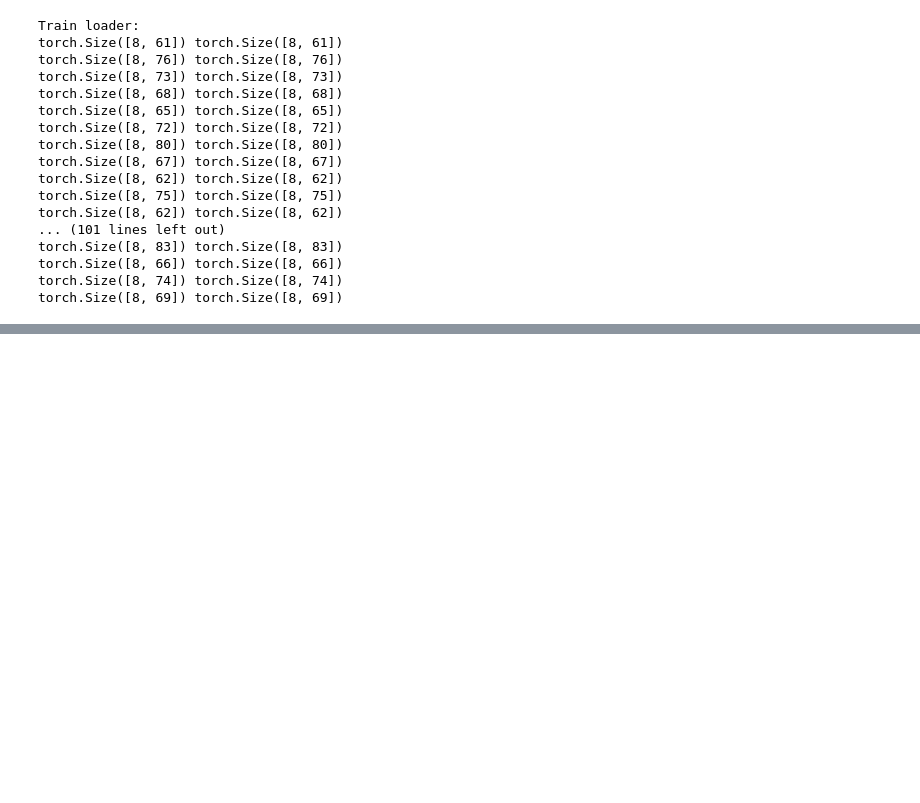
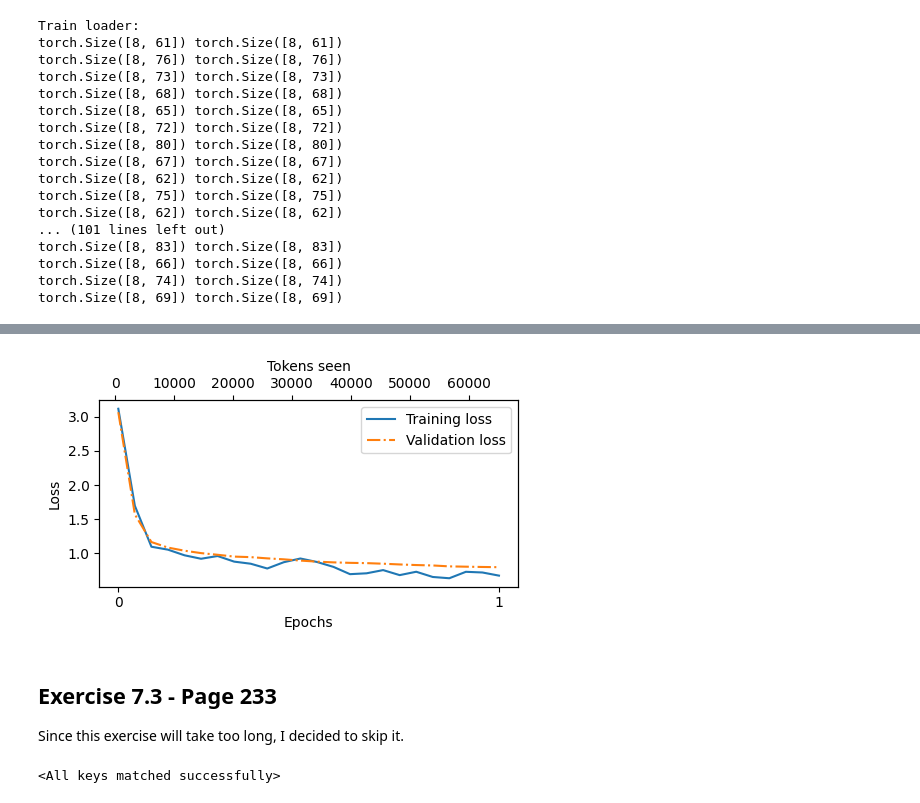
Before and after one commit to ChengGuo2000/Learning-Notes_LLM-from-Scratch, a Jupyter notebook: chapter-7-learn/chapter-7-code.ipynb, the cells around one changed output, grey strips where cells are left out. Drawn from its saved outputs; the diff is of its cells as text; code cells hidden in the pictures; blank space fills up the shorter version.

Commit message:
keep learning

```diff
--- a/chapter-7-learn/chapter-7-code.ipynb
+++ b/chapter-7-learn/chapter-7-code.ipynb
@@ -309,0 +313,24 @@ torch.Size([8, 69]) torch.Size([8, 69])
+# %%
+# Loading the pretrained model
+from gpt_download import download_and_load_gpt2
+from previous_chapters import GPTModel, load_weights_into_gpt
+
+BASE_CONFIG = {
+    "vocab_size": 50257,
+    "context_length": 1024,
+    "drop_rate": 0.0,
+    "qkv_bias": True
+}
+model_configs = {
+    "gpt2-small (124M)": {"emb_dim": 768, "n_layers": 12, "n_heads": 12},
+    "gpt2-medium (355M)": {"emb_dim": 1024, "n_layers": 24, "n_heads": 16},
+    "gpt2-large (774M)": {"emb_dim": 1280, "n_layers": 36, "n_heads": 20},
+    "gpt2-xl (1558M)": {"emb_dim": 1600, "n_layers": 48, "n_heads": 25},
+}
+CHOOSE_MODEL = "gpt2-small (124M)"
+BASE_CONFIG.update(model_configs[CHOOSE_MODEL])
+model_size = CHOOSE_MODEL.split(" ")[-1].lstrip("(").rstrip(")")
+settings, params = download_and_load_gpt2(model_size=model_size, models_dir="../chapter-5-learn/gpt2")
+model = GPTModel(BASE_CONFIG)
+load_weights_into_gpt(model, params)
+model.eval();
@@ -309,0 +391,16 @@ torch.Size([8, 69]) torch.Size([8, 69])
+# %%
+# DO NOT RUN AGAIN - TAKES TOO LONG
+# Instruction fine-tuning the pre-trained LLM
+import time
+start_time = time.time()
+torch.manual_seed(123)
+optimizer = torch.optim.AdamW(model.parameters(), lr=0.00005, weight_decay=0.1)
+num_epochs = 1 # Save time
+train_losses, val_losses, tokens_seen = train_model_simple(
+    model, train_loader, val_loader, optimizer, device,
+    num_epochs=num_epochs, eval_freq=5, eval_iter=5,
+    start_context=format_input(val_data[0]), tokenizer=tokenizer
+)
+end_time = time.time()
+execution_time_minutes = (end_time - start_time) / 60
+print(f"Training completed in {execution_time_minutes:.2f} minutes.")
@@ -309,0 +425,17 @@ torch.Size([8, 69]) torch.Size([8, 69])
+# %%
+# Examine the training and validation loss curves
+from previous_chapters import plot_losses
+epochs_tensor = torch.linspace(0, num_epochs, len(train_losses))
+plot_losses(epochs_tensor, tokens_seen, train_losses, val_losses)
+# %% [output]
+[figure, added]
+# %% [markdown]
+## Exercise 7.3 - Page 233
+Since this exercise will take too long, I decided to skip it.
+# %%
+# Save and load the model
+# torch.save(model.state_dict(), "review_classifier.pth")
+model_state_dict = torch.load("review_classifier.pth", map_location=device, weights_only=True)
+model.load_state_dict(model_state_dict)
+# %% [output]
+<All keys matched successfully>
```
Also changed, not shown: parts of 8 cells of this notebook, 6 other files.
